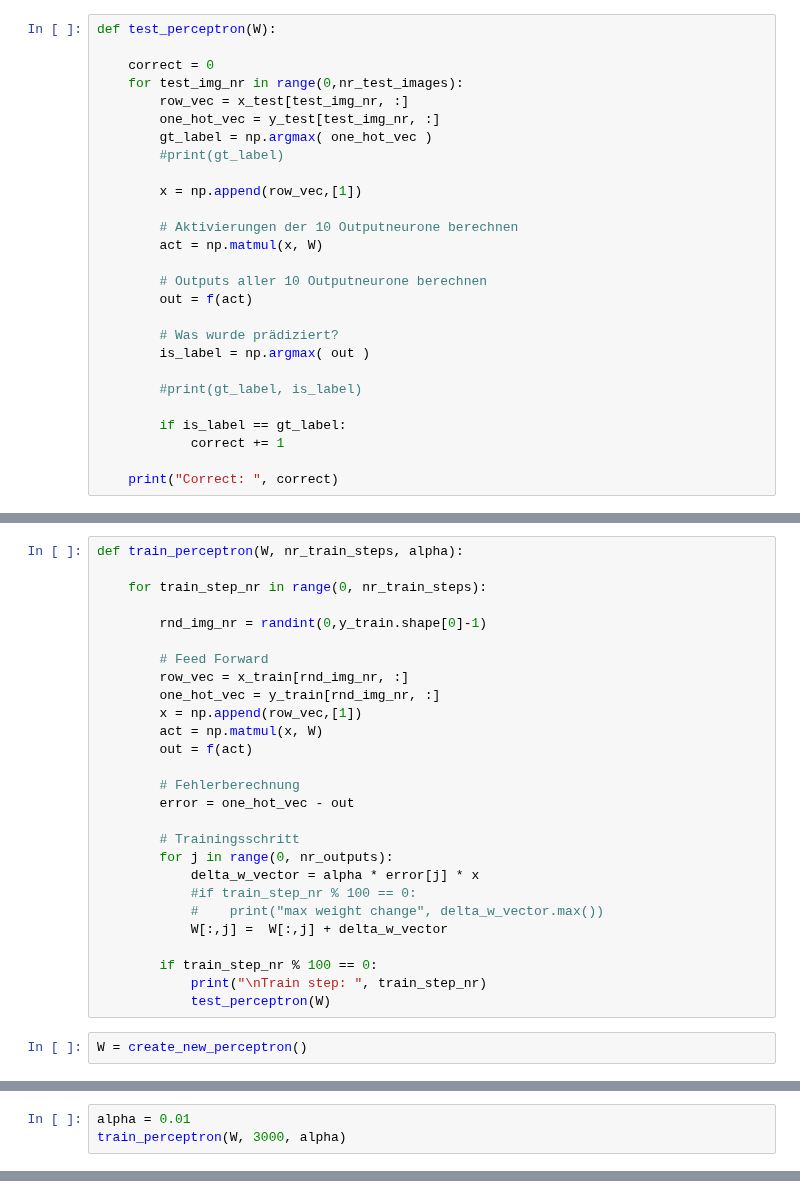
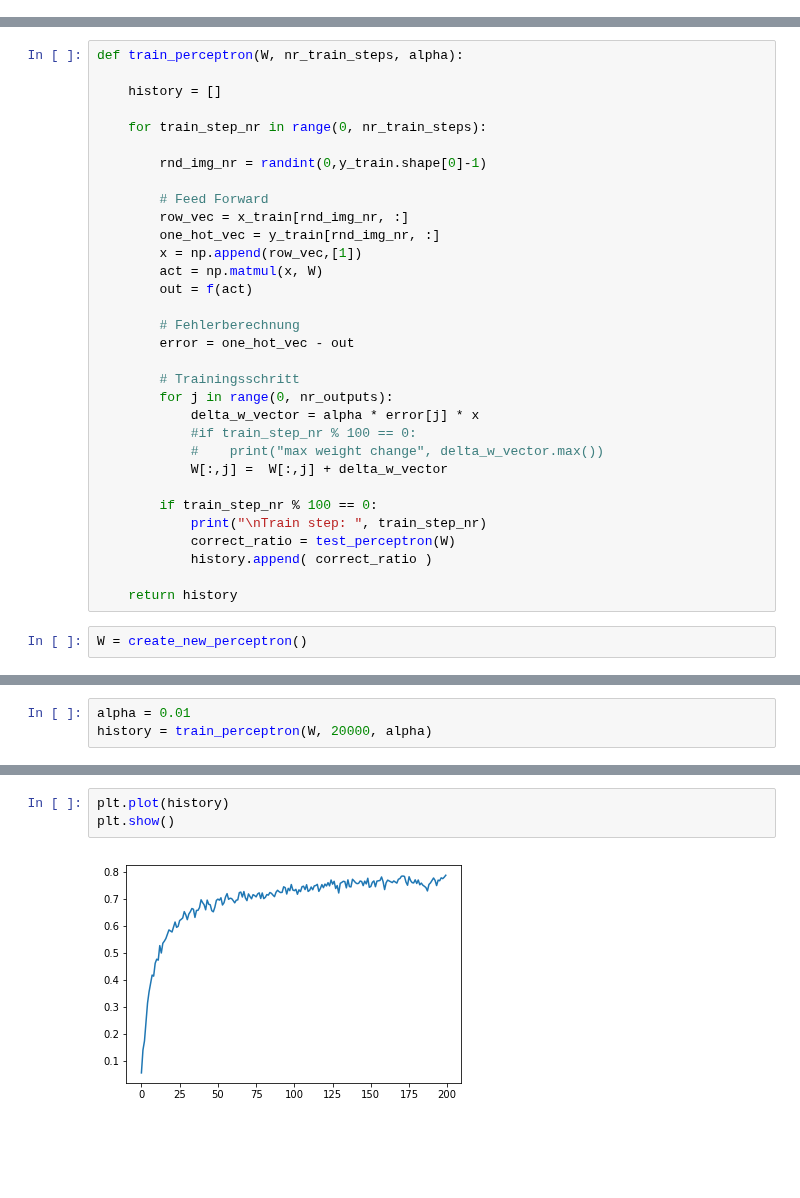
Before and after one commit to b3n3d17/DeepLearningCourse, a Jupyter notebook: 42_perceptron_introduction/perceptron_introduction.ipynb, the cells around one changed output, grey strips where cells are left out. Cells and saved outputs as stored; diff of their text form; blank space fills up the shorter version.

Commit message:
1. Added ramp function again (now it works, since the bug was found), 2. History of correct classification rate can now be plotted

```diff
--- a/42_perceptron_introduction/perceptron_introduction.ipynb
+++ b/42_perceptron_introduction/perceptron_introduction.ipynb
@@ -389,30 +402,3 @@ Correct:  1219
-# %%
-def test_perceptron(W):
-
-    correct = 0
-    for test_img_nr in range(0,nr_test_images):
-        row_vec = x_test[test_img_nr, :]
-        one_hot_vec = y_test[test_img_nr, :]
-        gt_label = np.argmax( one_hot_vec )
-        #print(gt_label)
-
-        x = np.append(row_vec,[1])
-
-        # Aktivierungen der 10 Outputneurone berechnen
-        act = np.matmul(x, W)
-
-        # Outputs aller 10 Outputneurone berechnen
-        out = f(act)
-
-        # Was wurde prädiziert?
-        is_label = np.argmax( out )
-
-        #print(gt_label, is_label)
-
-        if is_label == gt_label:
-            correct += 1
-
-    print("Correct: ", correct)
 # %%
 test_perceptron(W)
 # %% [output]
@@ -421,6 +408,8 @@ Correct:  1219
 # Perzeptron Training
 # %%
 def train_perceptron(W, nr_train_steps, alpha):
+
+    history = []
 
     for train_step_nr in range(0, nr_train_steps):
 
@@ -445,7 +434,10 @@ def train_perceptron(W, nr_train_steps, alpha):
 
         if train_step_nr % 100 == 0:
             print("\nTrain step: ", train_step_nr)
-            test_perceptron(W)
+            correct_ratio = test_perceptron(W)
+            history.append( correct_ratio )
+
+    return history
 # %%
 W = create_new_perceptron()
 # %%
@@ -455,5 +448,5 @@ Correct:  1054
 # %%
 alpha = 0.01
-train_perceptron(W, 3000, alpha)
+history = train_perceptron(W, 20000, alpha)
 # %% [output]
 Train step:  0
@@ -475,0 +489,5 @@ Correct:  5206
+# %%
+plt.plot(history)
+plt.show()
+# %% [output]
+[figure, added]
```
Also changed, not shown: parts of 24 cells of this notebook.
